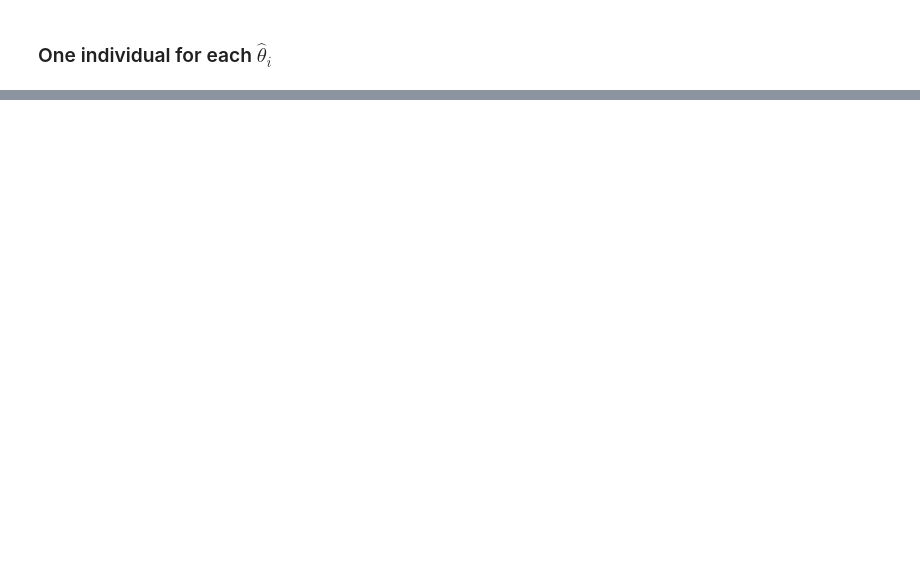
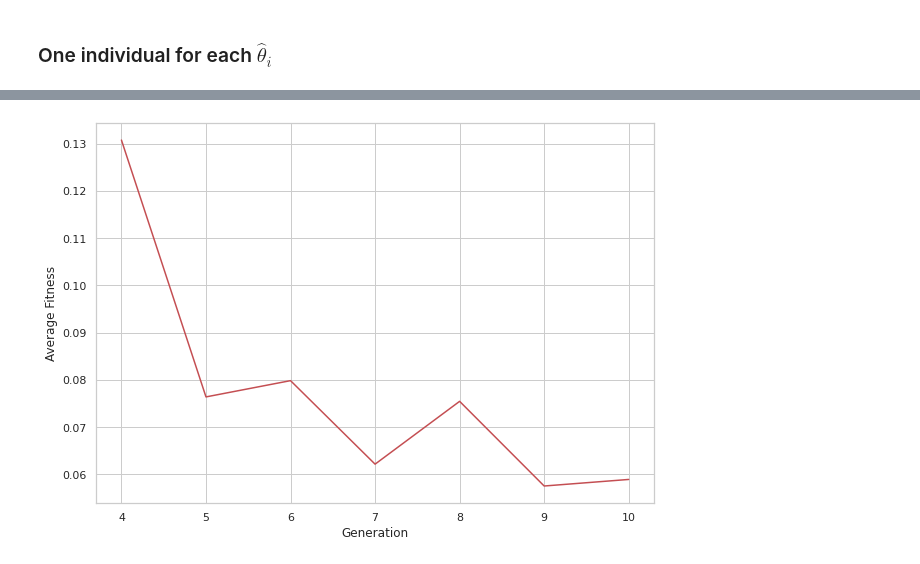
Before and after one commit to SamuelBFG/ga-fading, a Jupyter notebook: DEAP_KappaMu_Fitting.ipynb, the cells around one changed output, grey strips where cells are left out. Cells and saved outputs as stored; diff of their text form; code cells hidden in the pictures; blank space fills up the shorter version.

```diff
--- a/DEAP_KappaMu_Fitting.ipynb
+++ b/DEAP_KappaMu_Fitting.ipynb
@@ -100,6 +101,6 @@ stats.register("max", np.max)
 # %%
 # sortedPop = sorted(pop, key=lambda ind:ind.fitness)
 # %%
-pop, log = algorithms.eaSimple(pop, toolbox, cxpb=0.5, mutpb=0.2,\
-                               ngen=100, stats=stats, halloffame=hof, verbose=True)
+pop, log = algorithms.eaSimple(pop, toolbox, cxpb=0.5, mutpb=0.3,\
+                               ngen=10, stats=stats, halloffame=hof, verbose=True)
 # %% [output]
@@ -172,13 +160 @@ $\theta_0$ is 1.0786237531683807, $\theta_1$ is 3.8839831994399745 and $\theta_1
-# %%
-import matplotlib.pyplot as plt
-import networkx
-
-history = tools.History()
-graph = networkx.DiGraph(history.genealogy_tree)
-graph = graph.reverse()     # Make the graph top-down
-colors = [toolbox.evaluate(history.genealogy_history[i])[0] for i in graph]
-networkx.draw(graph, node_color=colors)
-plt.show()
-# %% [output]
-[figure, removed]
 # %%
@@ -188,7 +164,7 @@ plt.show()
 # %%
-# gen = log.select("gen")
-# fit_mins = log.select("min")
-# size_avgs = log.select("avg")
+gen = log.select("gen")
+fit_mins = log.select("min")
+size_avgs = log.select("avg")
 # %%
 # gen, avg = logbook.select("gen", "avg")
 # %%
@@ -225,9 +201,11 @@ plt.show()
 # fit_mins = logbook.select("min")
 # size_avgs = logbook.select("avg")
 # %%
-# plt.figure(figsize=(10,7))
-# plt.plot(gen, size_avgs, "r-", label="Average Fitness")
-# plt.xlabel('Generation')
-# plt.ylabel('Average Fitness')
-# plt.show()
+plt.figure(figsize=(10,7))
+plt.plot(gen, size_avgs, "r-", label="Average Fitness")
+plt.xlabel('Generation')
+plt.ylabel('Average Fitness')
+plt.show()
+# %% [output]
+[figure, added]
 # %%
```
Also changed, not shown: parts of 38 cells of this notebook.
